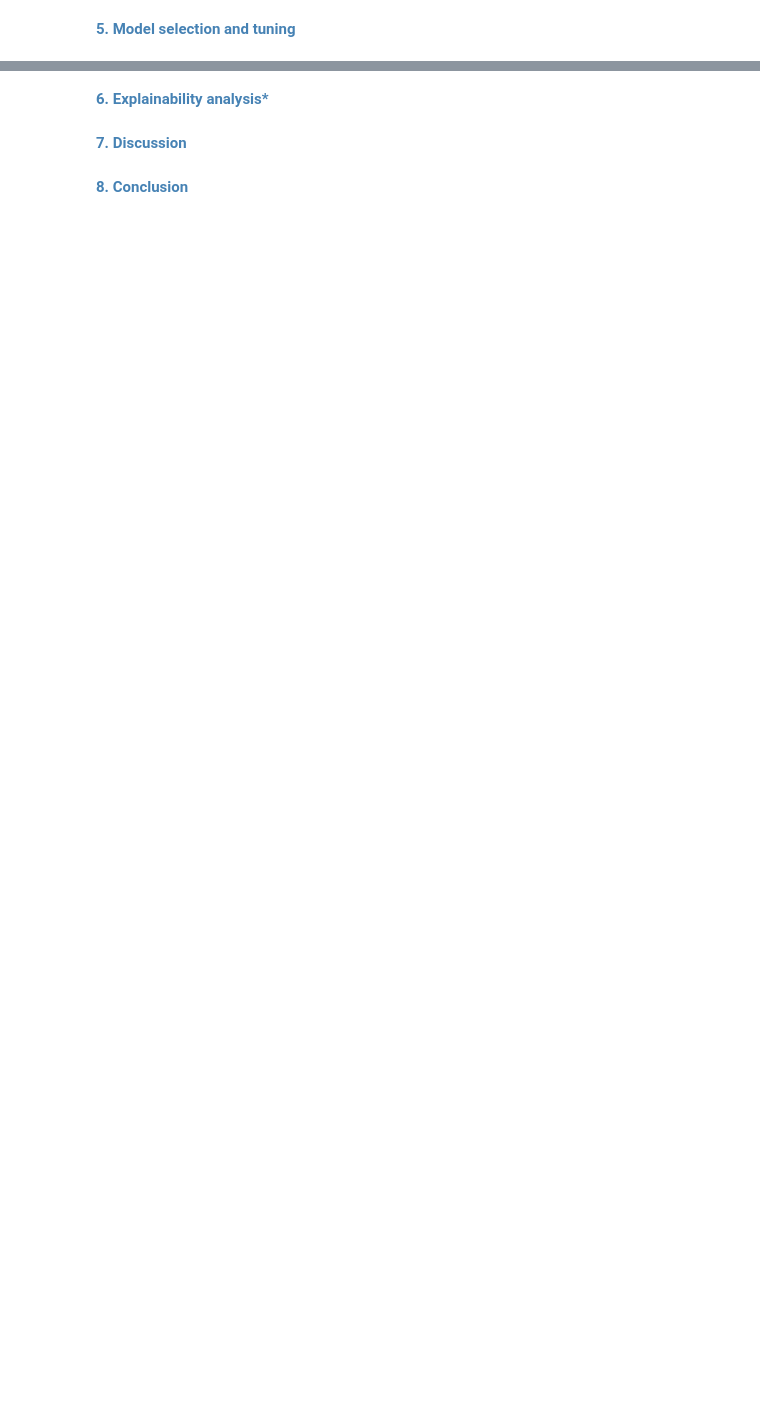
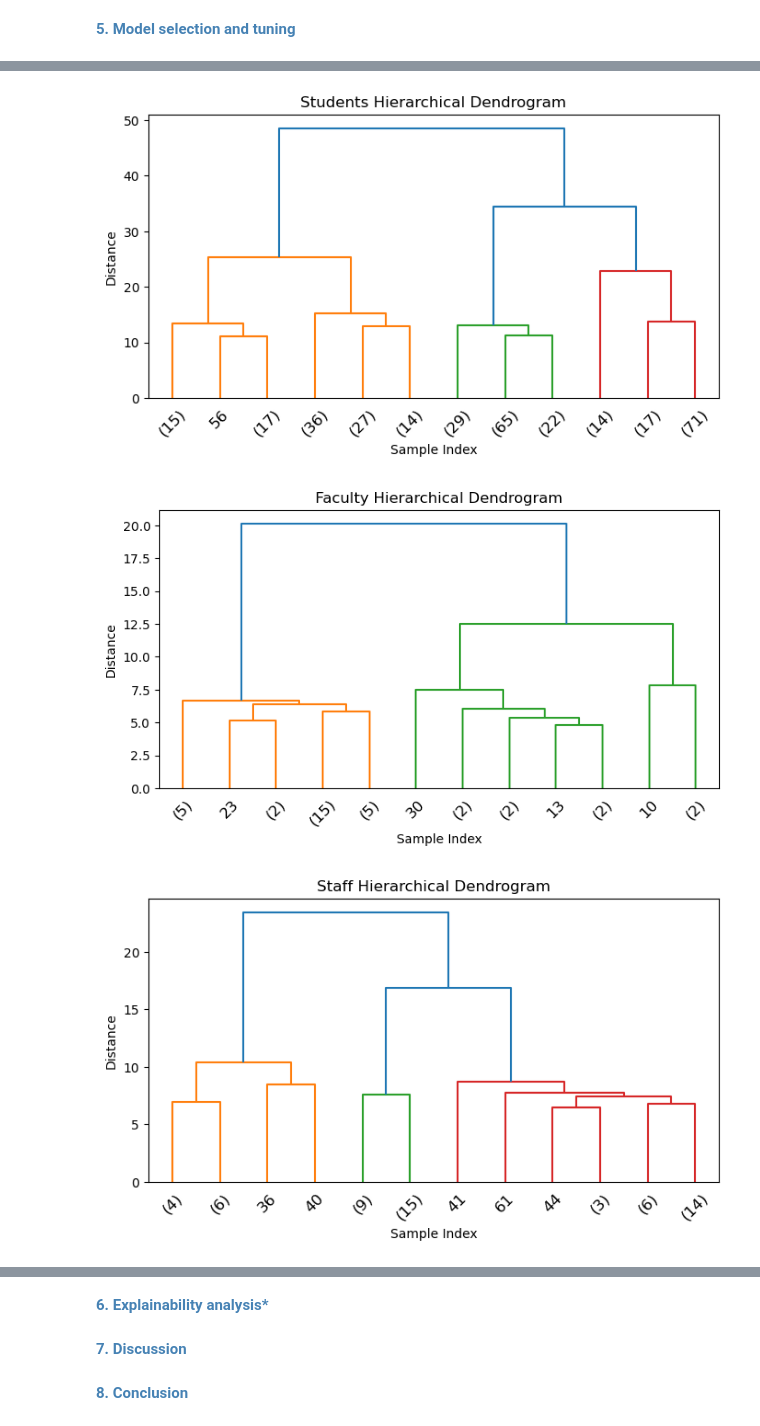
Before and after one commit to sangabrielstephanie/MachineLearningProject-TrinityWellbeing, a Jupyter notebook: Machine Learning Project - Stephanie Sangabriel.ipynb, the cells around one changed output, grey strips where cells are left out. Drawn from its saved outputs; the diff is of its cells as text; code cells hidden in the pictures; blank space fills up the shorter version.

```diff
--- a/Machine Learning Project - Stephanie Sangabriel.ipynb
+++ b/Machine Learning Project - Stephanie Sangabriel.ipynb
@@ -212,0 +301,17 @@ faculty_clean
+# %%
+def plot_dendrogram(X, title='Dendrogram'):
+    linked = linkage(X, method='ward')
+    plt.figure(figsize=(8, 4))
+    dendrogram(linked, truncate_mode='lastp', p=12, leaf_rotation=45)
+    plt.title(title)
+    plt.xlabel('Sample Index')
+    plt.ylabel('Distance')
+    plt.show()
+
+plot_dendrogram(X_students, 'Students Hierarchical Dendrogram')
+plot_dendrogram(X_faculty, 'Faculty Hierarchical Dendrogram')
+plot_dendrogram(X_staff, 'Staff Hierarchical Dendrogram')
+# %% [output]
+[figure, added]
+[figure, added]
+[figure, added]
```
Also changed, not shown: parts of 12 cells of this notebook.
